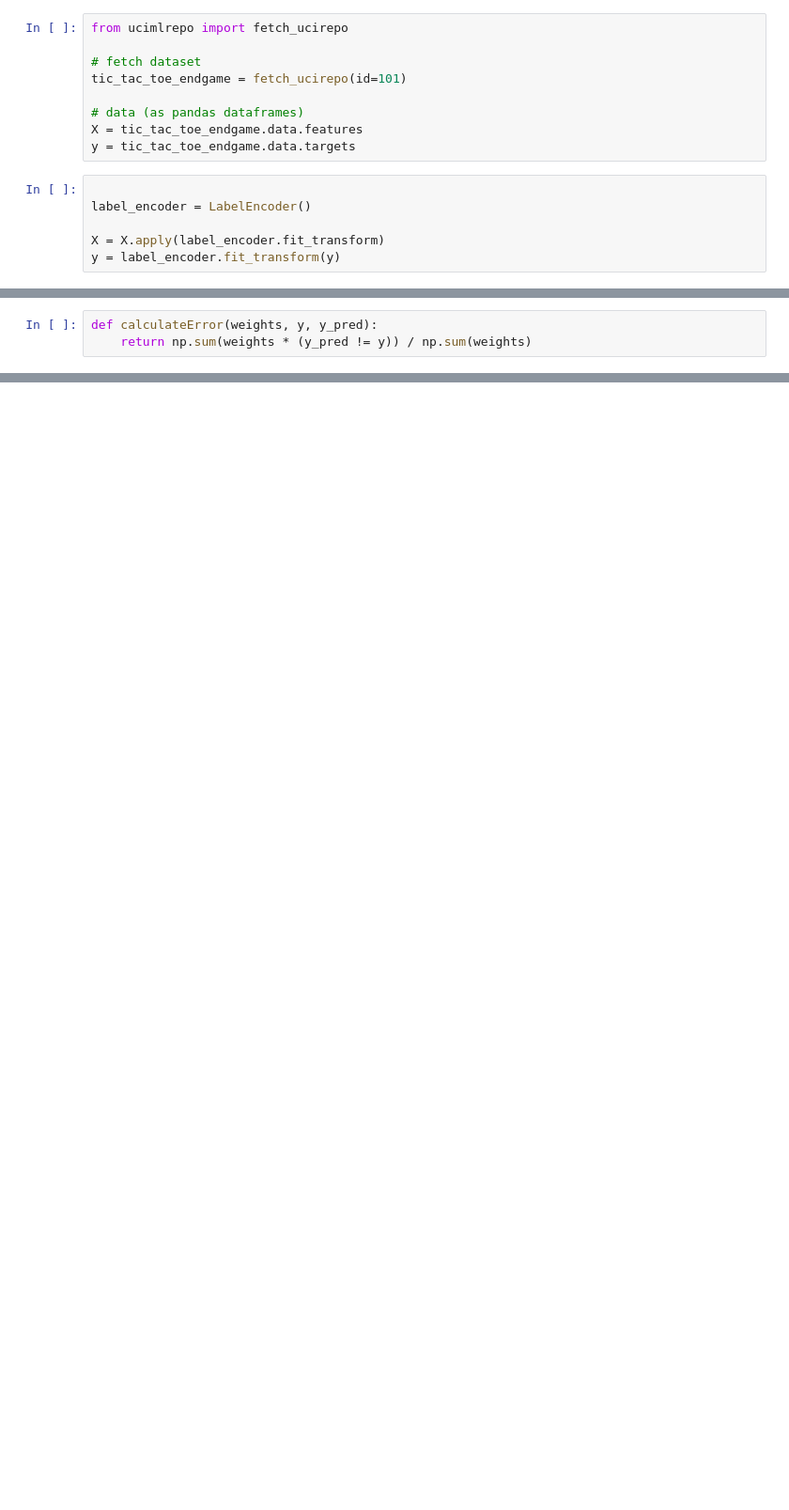
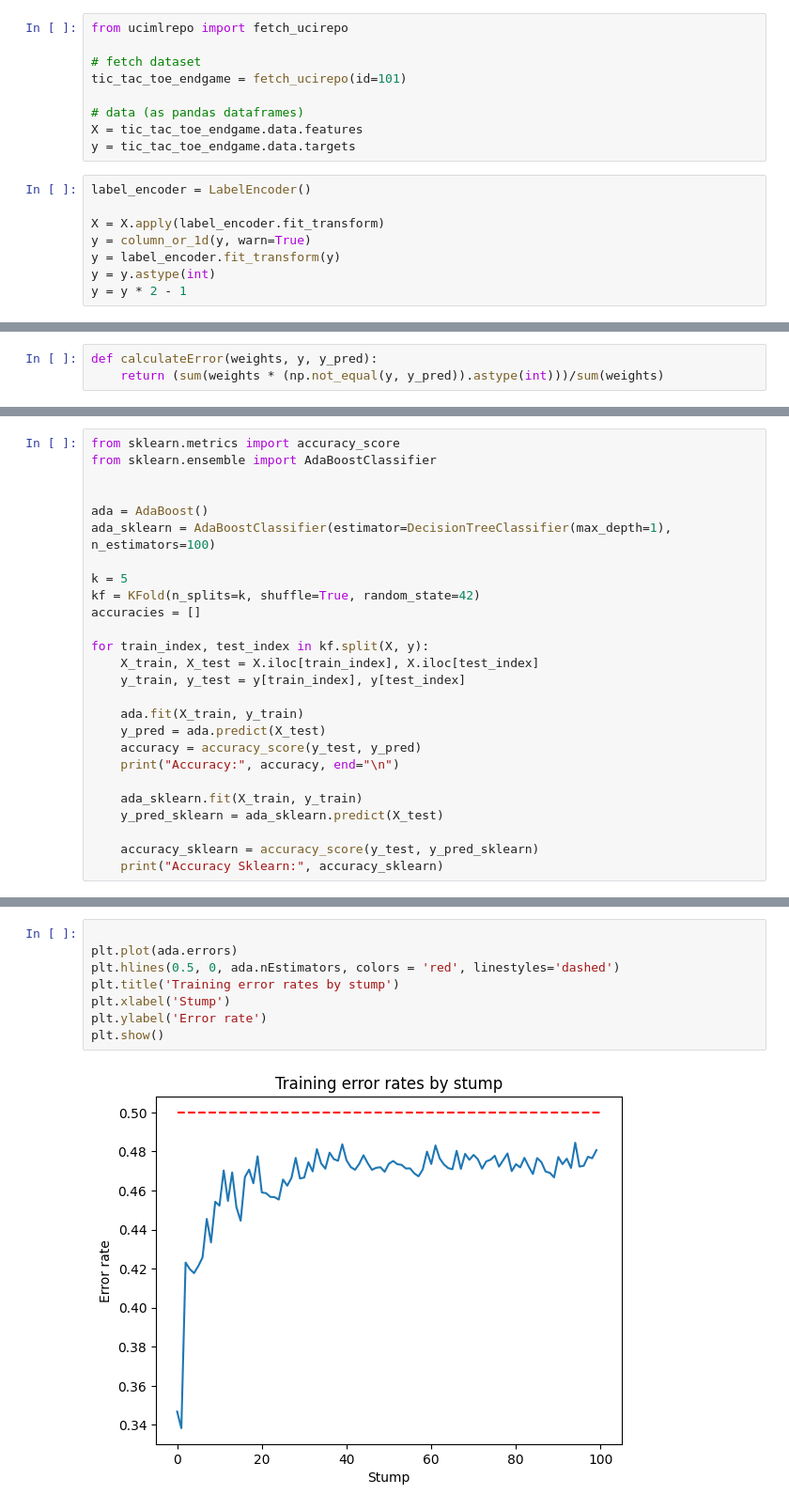
Before and after one commit to paduathiago/boosting_algorithm, a Jupyter notebook: tp2.ipynb, the cells around one changed output, grey strips where cells are left out. Shown: that part at 94% size. Drawn from its saved outputs; the diff is of its cells as text; blank space fills up the shorter version.

```diff
--- a/tp2.ipynb
+++ b/tp2.ipynb
@@ -15,8 +20,10 @@ tic_tac_toe_endgame = fetch_ucirepo(id=101)
 X = tic_tac_toe_endgame.data.features
 y = tic_tac_toe_endgame.data.targets
 # %%
-
 label_encoder = LabelEncoder()
 
 X = X.apply(label_encoder.fit_transform)
+y = column_or_1d(y, warn=True)
 y = label_encoder.fit_transform(y)
+y = y.astype(int)
+y = y * 2 - 1
@@ -59,5 +36,5 @@ array([1, 1, 1, 1, 1, 1, 1, 1, 1, 1, 1, 1, 1, 1, 1, 1, 1, 1, 1, 1, 1, 1,
 # %%
 def calculateError(weights, y, y_pred):
-    return np.sum(weights * (y_pred != y)) / np.sum(weights)
+    return (sum(weights * (np.not_equal(y, y_pred)).astype(int)))/sum(weights)
 # %%
 class AdaBoost:
@@ -132 +110,27 @@ class AdaBoost:
         return y_pred
+# %%
+from sklearn.metrics import accuracy_score
+from sklearn.ensemble import AdaBoostClassifier
+
+
+ada = AdaBoost()
+ada_sklearn = AdaBoostClassifier(estimator=DecisionTreeClassifier(max_depth=1), n_estimators=100)
+
+k = 5
+kf = KFold(n_splits=k, shuffle=True, random_state=42)
+accuracies = []
+
+for train_index, test_index in kf.split(X, y):
+    X_train, X_test = X.iloc[train_index], X.iloc[test_index]
+    y_train, y_test = y[train_index], y[test_index]
+
+    ada.fit(X_train, y_train)
+    y_pred = ada.predict(X_test)
+    accuracy = accuracy_score(y_test, y_pred)
+    print("Accuracy:", accuracy, end="\n")
+
+    ada_sklearn.fit(X_train, y_train)
+    y_pred_sklearn = ada_sklearn.predict(X_test)
+
+    accuracy_sklearn = accuracy_score(y_test, y_pred_sklearn)
+    print("Accuracy Sklearn:", accuracy_sklearn)
@@ -132,0 +148,10 @@ class AdaBoost:
+# %%
+
+plt.plot(ada.errors)
+plt.hlines(0.5, 0, ada.nEstimators, colors = 'red', linestyles='dashed')
+plt.title('Training error rates by stump')
+plt.xlabel('Stump')
+plt.ylabel('Error rate')
+plt.show()
+# %% [output]
+[figure, added]
```
Also changed, not shown: parts of 11 cells of this notebook.
